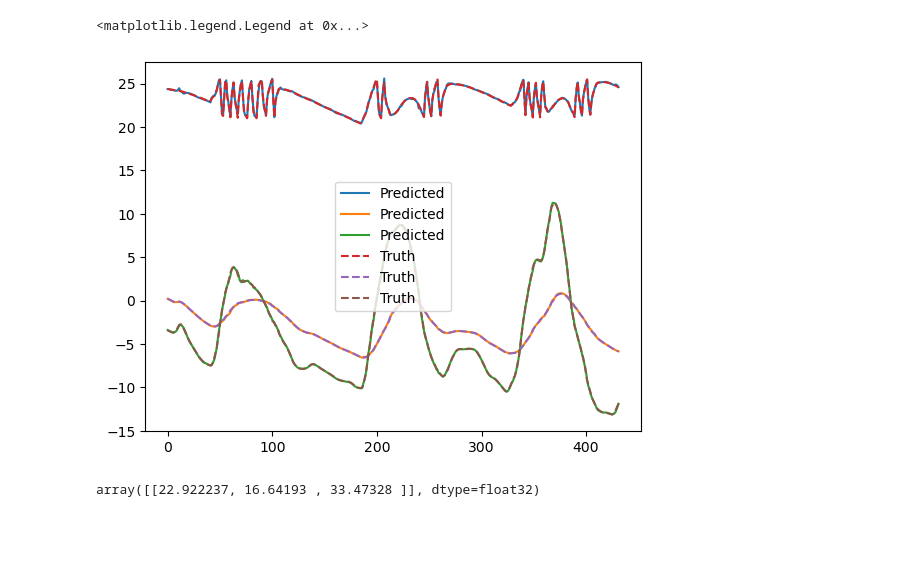
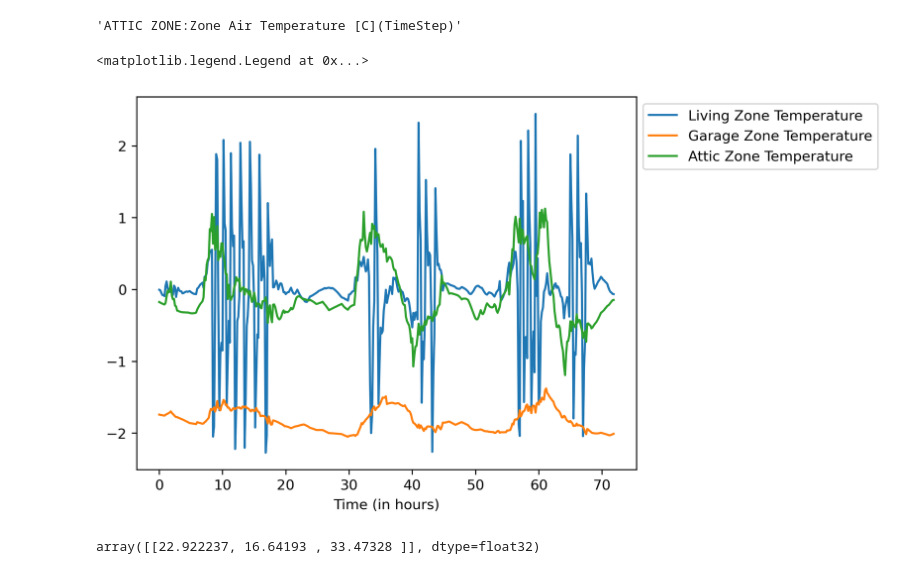
Before and after one commit to Methylamphetamine/CSE23Hackathon, a Jupyter notebook: MLP_reduced.ipynb, the cells around one changed output. Cells and saved outputs as stored; diff of their text form; code cells hidden in the pictures; blank space fills up the shorter version.

Commit message:
JAX_PINN

```diff
--- a/MLP_reduced.ipynb
+++ b/MLP_reduced.ipynb
@@ -22,6 +22,9 @@ X = data.iloc[:, np.array([0, 3, 4, 5, 6, 7, 8, 9, 10, 12, 14])]
 X.iloc[:, 6] = X.iloc[:,6] - X.iloc[:,7]
 y = ((X.iloc[:, -3:]).to_numpy())[1:]
 X = ((X.drop(columns = 'LIVING ZONE:Zone Air System Sensible Cooling Rate [W](TimeStep)')).to_numpy())[:-1]
+y_diff = np.load('./models/linear_model_fitting/Pinn_target.npy').T
+y_linear = y - y_diff
+X = np.concatenate((X, y_linear), axis = 1)
 # %%
 # Split the data into training and testing sets
 X_train, X_test, y_train, y_test = train_test_split(X, y, test_size=0.2, random_state = 20)
@@ -116,14 +119,14 @@ class Regression:
         self.init3, self.apply3 = model3.init, model3.apply
 
         keys = random.split(key, 6)
-        params1 = self.init1(keys[0], random.normal(keys[1], (10,)))
-        params2 = self.init2(keys[2], random.normal(keys[3], (10,)))
-        params3 = self.init3(keys[4], random.normal(keys[5], (10,)))
+        params1 = self.init1(keys[0], random.normal(keys[1], (13,)))
+        params2 = self.init2(keys[2], random.normal(keys[3], (13,)))
+        params3 = self.init3(keys[4], random.normal(keys[5], (13,)))
 
         self.params = (params1, params2, params3)
         self.avg_params = self.params
         learning_schedule = optax.cosine_decay_schedule(1e-3, 200000, 1e-5)
-        self.optimizer = optax.adabelief(1e-3)
+        self.optimizer = optax.adamw(1e-3, weight_decay = 1e-3)
         self.opt_state = self.optimizer.init(self.params)
         self.loss_log = []
 
@@ -173,7 +176,7 @@ model.train(loader, nIter=500000)
 norms = []
 for i in trange(121):
     X_new = scaler_x.transform(X[432 * i:432 * (i + 1)])
-    y_pred = scaler_y.inverse_transform(np.array(model.predict(model.avg_params, X_new)))
+    y_pred = scaler_y.inverse_transform(np.array(model.predict(model.avg_params, X_new))) + (y - y_linear)[432 * i:432 * (i + 1)]
     norms.append(np.linalg.norm(y_pred - y[432 * i:432 * (i + 1)], axis=0).mean())
 # %%
 to_save = list(map(lambda x: x.unfreeze(), model.avg_params))
@@ -194,16 +197,25 @@ to_save = pickle.load(open("model_reduced.pkl", "rb"))
 # %%
 idx = 114
 X_new = scaler_x.transform(X[432 * idx:432 * (idx + 1)])
-y_pred = scaler_y.inverse_transform(np.array(model.predict(model.avg_params, X_new)))
+y_pred = scaler_y.inverse_transform(np.array(model.predict(model.avg_params, X_new))) + (y - y_linear)[432 * i:432 * (i + 1)]
 # %%
 trans = scaler_x.transform(X)
-# %%
-pl.plot(y_pred, label = 'Predicted')
-pl.plot(y[432 * idx:432 * (idx + 1)], '--', label = 'Truth')
-pl.legend()
-# %% [output]
-<matplotlib.legend.Legend at 0x...>
-[figure, removed]
+# %%
+cols[14]
+# %% [output]
+'ATTIC ZONE:Zone Air Temperature [C](TimeStep)'
+# %%
+t = np.arange(432) / 144 * 24
+pl.figure(dpi = 300)
+pl.plot(t, y_pred)
+# pl.plot(t, y[432 * idx:432 * (idx + 1)], '--')
+pl.xlabel('Time (in hours)')
+pl.legend(['Living Zone Temperature', 'Garage Zone Temperature', 'Attic Zone Temperature',
+           'Living Zone Temperature (Truth)', 'Garage Zone Temperature (Truth)', 'Attic Zone Temperature (Truth)'],
+          bbox_to_anchor=(1, 1))
+# %% [output]
+<matplotlib.legend.Legend at 0x...>
+[figure, added]
 # %%
 # W1 = model.avg_params[0][0]
 
```
Also changed, not shown: 2 other files.
